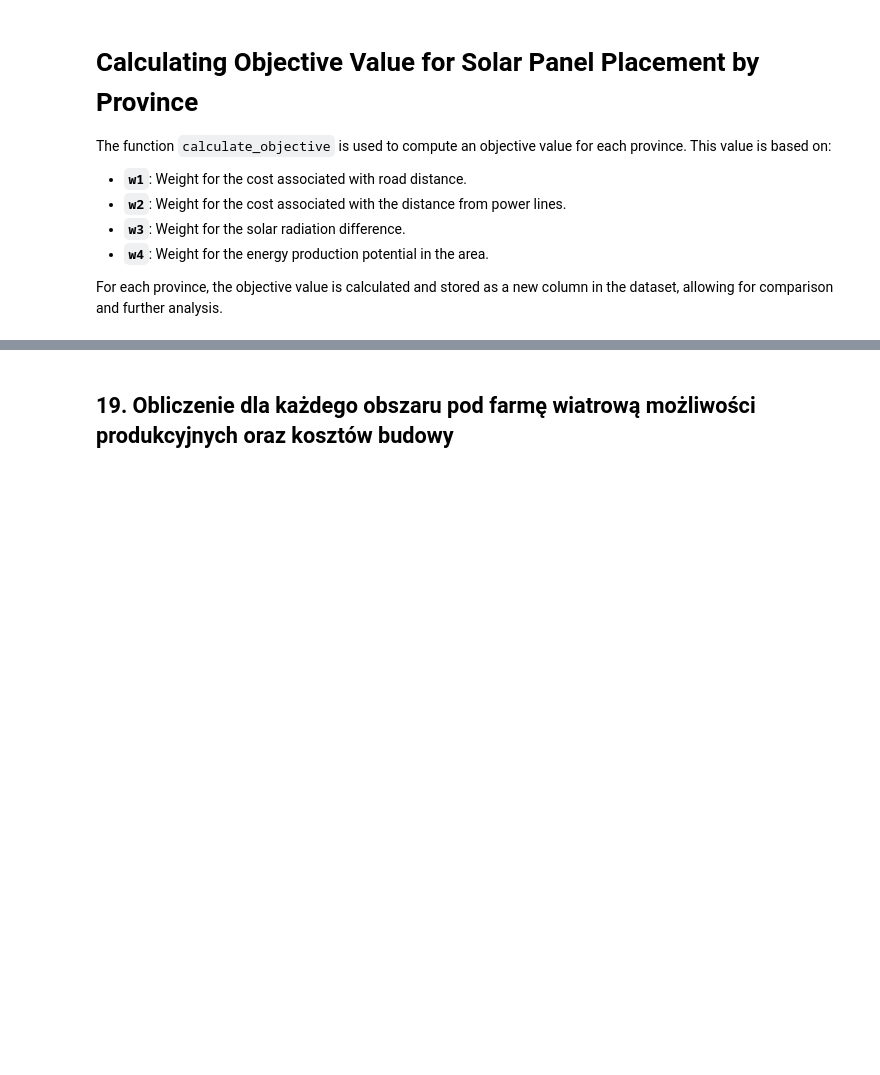
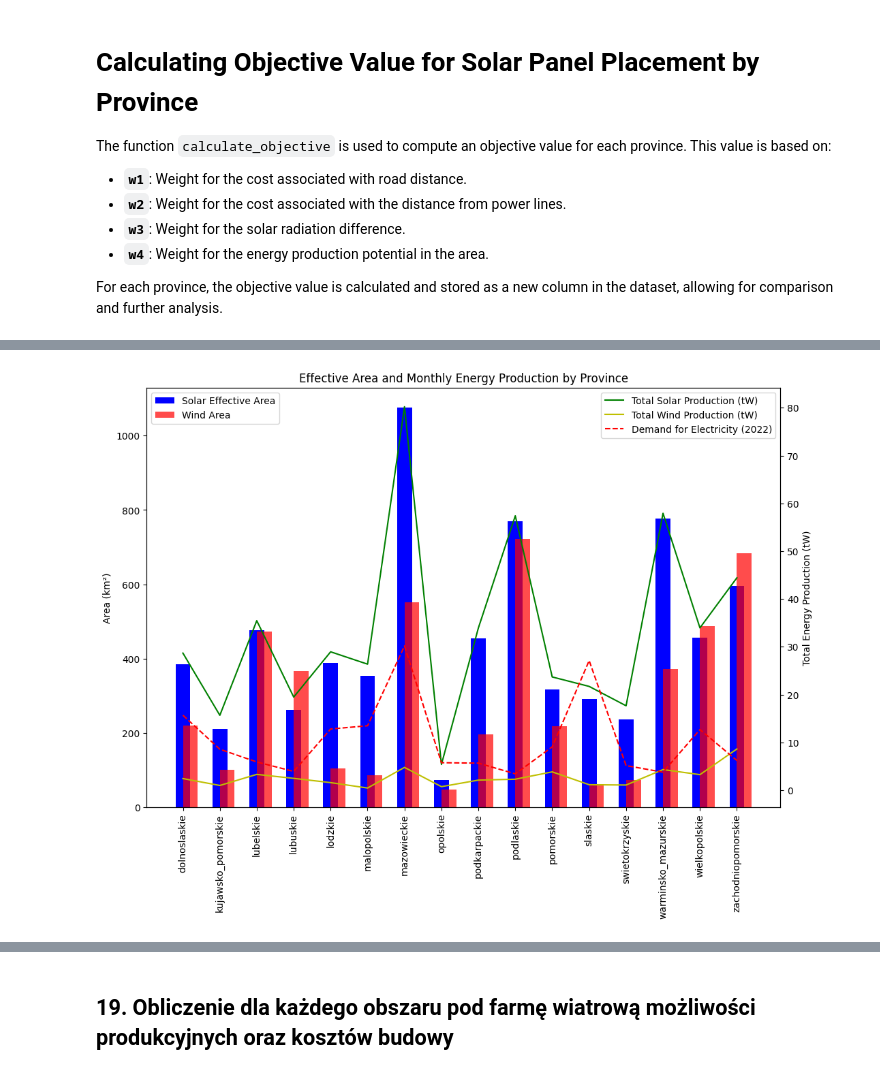
Before and after one commit to geoworldlook/Renewable_energy_optimum_location_function, a Jupyter notebook: Step_5_Analysis_Jupyter.ipynb, the cells around one changed output, grey strips where cells are left out. Saved outputs shown, nothing was run; the diff lists cells and outputs as text; code cells hidden in the pictures; blank space fills up the shorter version.

```diff
--- a/Step_5_Analysis_Jupyter.ipynb
+++ b/Step_5_Analysis_Jupyter.ipynb
@@ -687,34 +729,42 @@ energy_consumption_df_2022_by_region
 # %%
-# Łączenie danych na podstawie nazwy prowincji
+import matplotlib.pyplot as plt
+from matplotlib.ticker import FixedLocator
+import pandas as pd
+
+# Merging solar and wind data by province
 data_combined = pd.merge(df_solar, df_wind, on='Province', suffixes=('_solar_energy_production_mwh', '_wind_energy_production_mwh'))
 
-# Sumowanie danych miesięcznych dla energii słonecznej i wiatrowej
+# Summing monthly energy production for solar and wind
 monthly_solar = data_combined.loc[:, 'january_solar_energy_production_mwh':'december_solar_energy_production_mwh'].sum(axis=1)
 monthly_wind = data_combined.loc[:, 'january_wind_energy_production_mwh':'december_wind_energy_production_mwh'].sum(axis=1)
 
-#obliczenie sumy produkcji energii rocznej dla województw ze względu na liczbę turbin
-monthly_wind = monthly_wind# * df_wind['turbines_number']
-# Tworzenie wykresu
+# Adjust wind production by number of turbines (if relevant data is available)
+# monthly_wind = monthly_wind * df_wind['turbines_number']  # Uncomment if turbines_number is available
+
+# Creating the plot
 fig, ax1 = plt.subplots(figsize=(12, 8))
 
-# Wykres słupkowy dla powierzchni
+# Bar chart for the effective areas of solar and wind energy
 ax1.bar(data_combined['Province'], data_combined['solar_effective_area'], color='b', label='Solar Effective Area', width=0.4, align='center')
 ax1.bar(data_combined['Province'], data_combined['wind_area'], color='r', alpha=0.7, label='Wind Area', width=0.4, align='edge')
 ax1.set_ylabel('Area (km²)')
 ax1.set_title('Effective Area and Monthly Energy Production by Province')
-tick_locations = range(len(data_combined['Province']))  # Positions for each tick
+tick_locations = range(len(data_combined['Province']))  # Positions for each province
 ax1.xaxis.set_major_locator(FixedLocator(tick_locations))
-ax1.set_xticklabels(data_combined['Province'],rotation = 90)
+ax1.set_xticklabels(data_combined['Province'], rotation=90)
 ax1.legend(loc='upper left')
 
-# Wykres liniowy dla produkcji energii
+# Line chart for solar and wind energy production and demand
 ax2 = ax1.twinx()
-ax2.plot(data_combined['Province'], monthly_solar * 1e-6, 'g-', label='Total Solar Production')
-ax2.plot(data_combined['Province'], monthly_wind * 1e-6, 'y-', label='Total Wind Production')
-ax2.plot(energy_consumption_df_2022_by_region['Province'], energy_consumption_df_2022_by_region['energy_consumption_2022'], 'r-', label = 'demand for electricity in Poland in 2022')
+ax2.plot(data_combined['Province'], monthly_solar * 1e-6, 'g-', label='Total Solar Production (tW)')
+ax2.plot(data_combined['Province'], monthly_wind * 1e-6, 'y-', label='Total Wind Production (tW)')
+ax2.plot(energy_consumption_df_2022_by_region['Province'], energy_consumption_df_2022_by_region['energy_consumption_2022'], 'r--', label='Demand for Electricity (2022)')
 
 ax2.set_ylabel('Total Energy Production (tW)')
 ax2.legend(loc='upper right')
 
+# Show plot
 plt.show()
+# %% [output]
+[figure, added]
 # %% [markdown]
```
Also changed, not shown: parts of 26 cells of this notebook.
